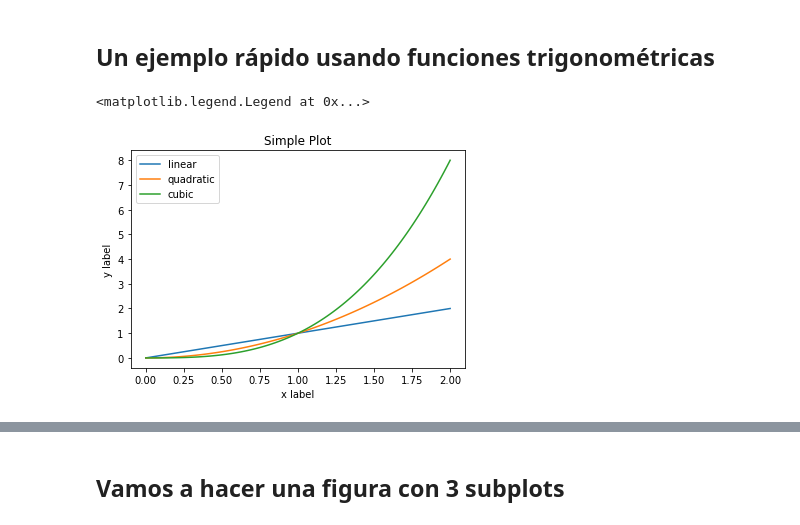
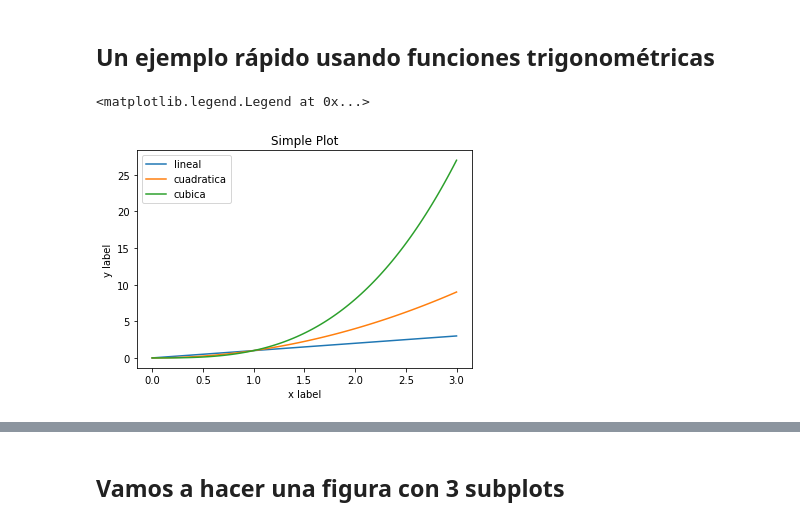
Before and after one commit to gellanz/DSC-Python, a Jupyter notebook: BasicosNumpy.ipynb, the cells around one changed output, grey strips where cells are left out. Cells and saved outputs as stored; diff of their text form; code cells hidden in the pictures.

```diff
--- a/BasicosNumpy.ipynb
+++ b/BasicosNumpy.ipynb
@@ -81,15 +132,15 @@ import matplotlib.pyplot as plt
 # %% [markdown]
 <h2>Un ejemplo rápido usando funciones trigonométricas</h2>
 # %%
-x = np.linspace(0, 2, 100)
+x = np.linspace(0, 3, 100)
 
 plt.plot(x, x, label='lineal')
 plt.plot(x, x**2, label='cuadratica')
 plt.plot(x, x**3, label='cubica')
 plt.xlabel('x label')
 plt.ylabel('y label')
 plt.title("Simple Plot")
 plt.legend()
 # %% [output]
 <matplotlib.legend.Legend at 0x...>
-[figure, old version]
+[figure, new version]
```
Also changed, not shown: parts of 10 cells of this notebook, 1 other file.
